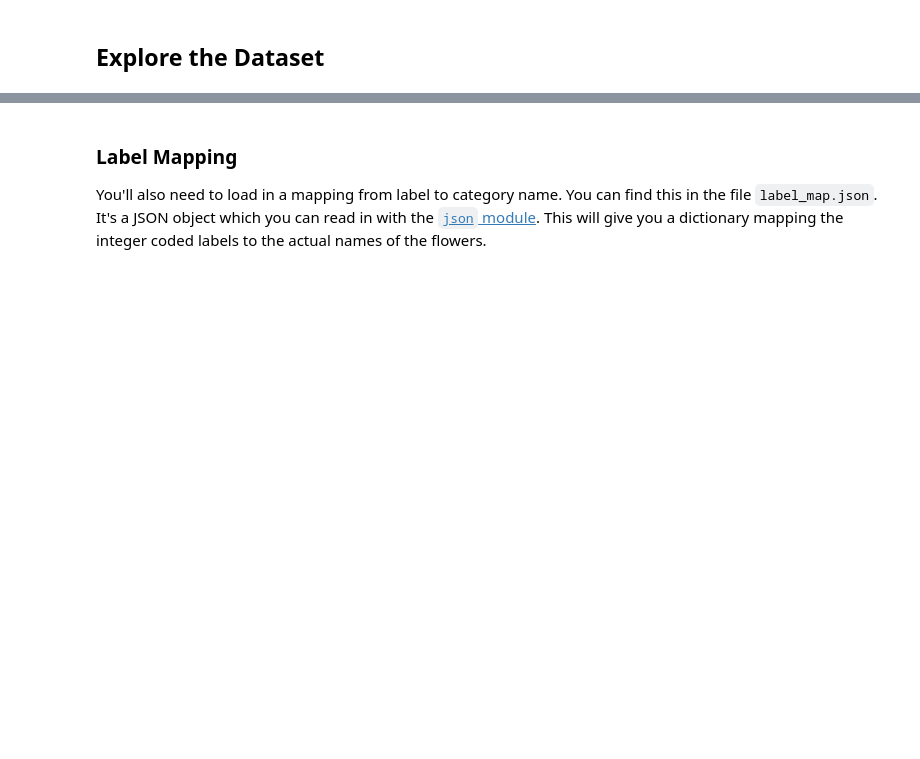
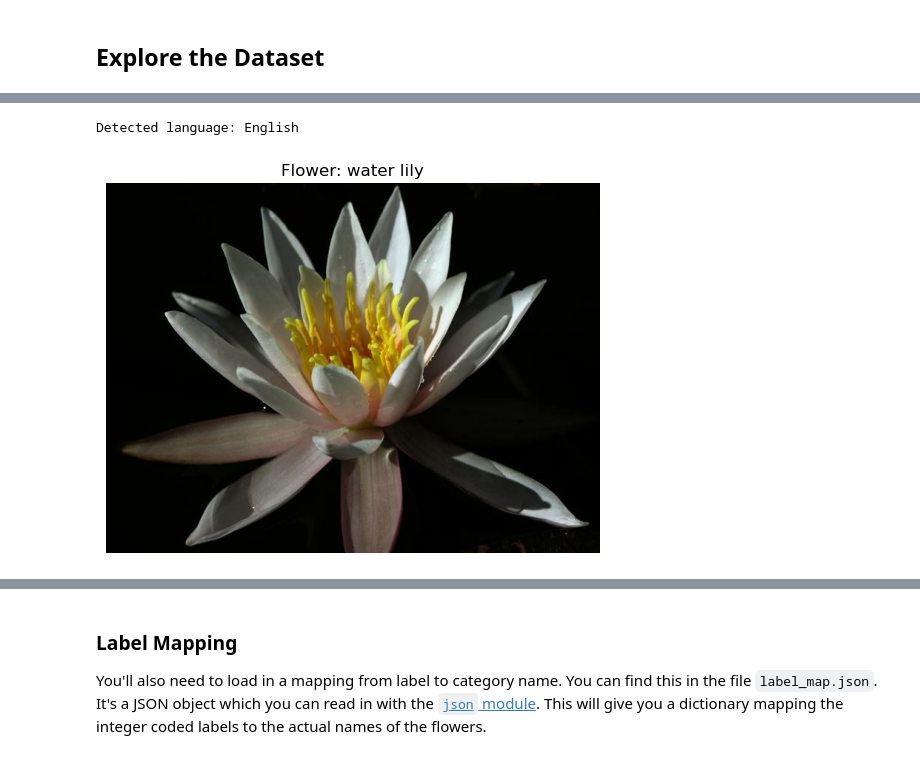
Before and after one commit to Solvanix/STEAM_Forge, a Jupyter notebook: Project_Image_Classifier_Project-checkpoint.ipynb, the cells around one changed output, grey strips where cells are left out. Saved outputs shown, nothing was run; the diff lists cells and outputs as text; code cells hidden in the pictures; blank space fills up the shorter version.

```diff
--- a/Project_Image_Classifier_Project-checkpoint.ipynb
+++ b/Project_Image_Classifier_Project-checkpoint.ipynb
@@ -151,2 +284,4 @@ The validation and testing sets are used to measure the model's performance on d
 # %%
 # TODO: Print the shape and corresponding label of 3 images in the training set.
+for image, label in train_set.take(3):
+    print(f"Shape: {image.shape}, Label: {label.numpy()}")
@@ -155,0 +324,51 @@ The validation and testing sets are used to measure the model's performance on d
+# %%
+def detect_language(name):
+    if any(char in name for char in "éèàçôû") or "fleur" in name.lower():
+        return "Français"
+    elif any(char in name for char in "ñáéíóú") or "flor" in name.lower():
+        return "Español"
+    else:
+        return "English"
+
+flower_name = "Rose"  # جرب مع اسم زهرة مختلف
+language = detect_language(flower_name)
+print(f"Detected language: {language}")
+# %% [output]
+Detected language: English
+# %%
+import matplotlib.pyplot as plt
+
+# استخراج أسماء الفئات
+label_names = info.features['label'].names
+
+# دالة لتحديد اللغة بناءً على أنماط الأحرف
+def detect_language(name):
+    if any(char in name for char in "éèàçôû") or "fleur" in name.lower():
+        return "Français"
+    elif any(char in name for char in "ñáéíóú") or "flor" in name.lower():
+        return "Español"
+    else:
+        return "English"
+
+# أخذ صورة واحدة من مجموعة التدريب وتحليل اسم الفئة
+for image, label in train_set.take(1):
+    flower_name = label_names[label.numpy()]  # اسم الزهرة
+    language = detect_language(flower_name)  # تحليل اللغة
+
+    # ضبط العنوان بناءً على اللغة
+    if language == "English":
+        title = f"Flower: {flower_name}"
+    elif language == "Français":
+        title = f"Fleur: {flower_name}"
+    elif language == "Español":
+        title = f"Flor: {flower_name}"
+    else:
+        title = f"{flower_name} (Unknown Language)"
+
+    # عرض الصورة مع العنوان المناسب
+    plt.imshow(image.numpy())
+    plt.title(title)
+    plt.axis("off")
+    plt.show()
+# %% [output]
+[figure, added]
```
Also changed, not shown: parts of 50 cells of this notebook, 5 other files.
